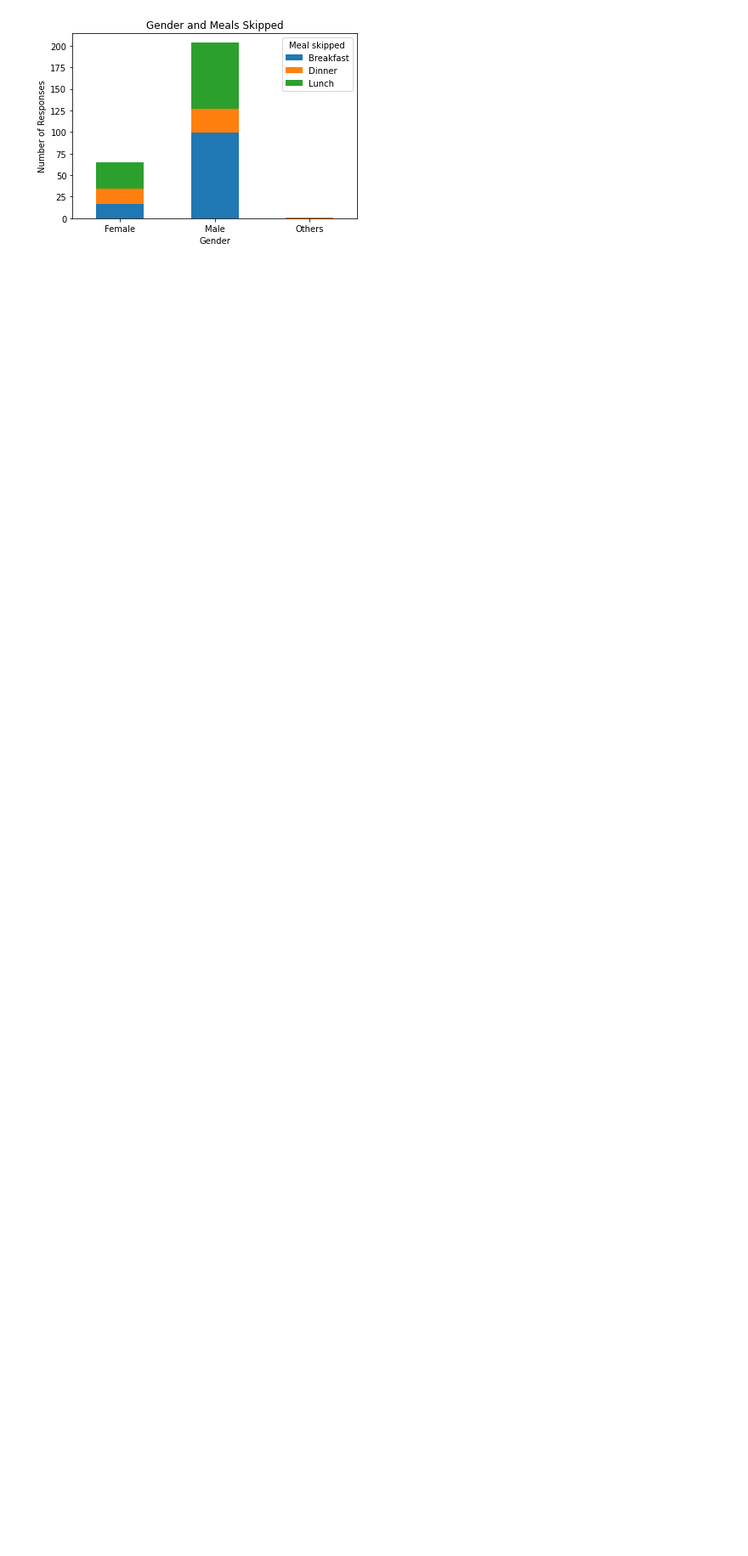
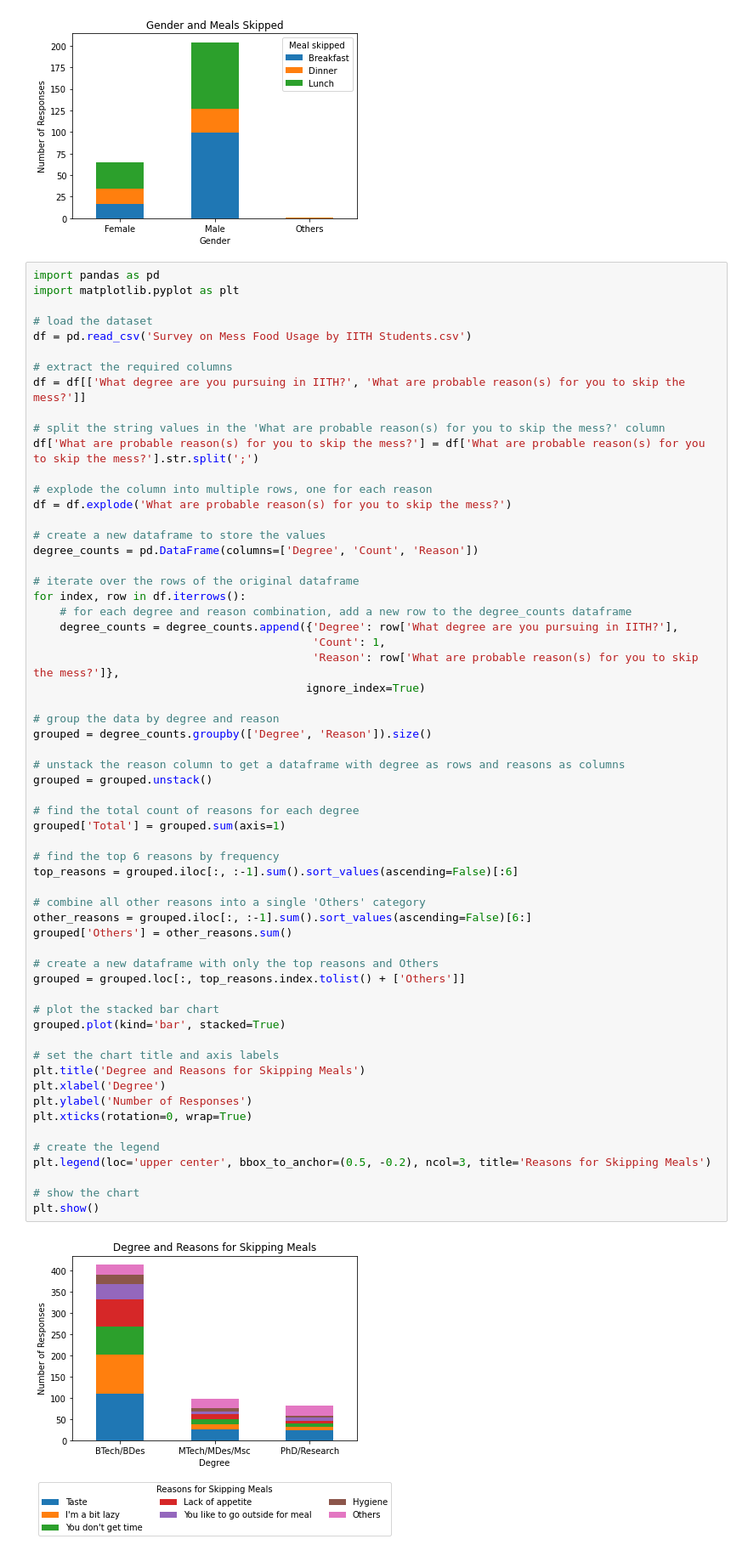
Before and after one commit to White-Devil09/MA4240, a Jupyter notebook: AppliedStats_Figs.ipynb, the cells around one changed output. Shown: that part at 85% size. Cells and saved outputs as stored; diff of their text form; blank space fills up the shorter version.

Commit message:
New seg chart by combining less freq columns

```diff
--- a/AppliedStats_Figs.ipynb
+++ b/AppliedStats_Figs.ipynb
@@ -270,3 +172,65 @@ plt.xticks(rotation = 0)
 plt.show()
 # %% [output]
 [figure]
+# %%
+import pandas as pd
+import matplotlib.pyplot as plt
+
+# load the dataset
+df = pd.read_csv('Survey on Mess Food Usage by IITH Students.csv')
+
+# extract the required columns
+df = df[['What degree are you pursuing in IITH?', 'What are probable reason(s) for you to skip the mess?']]
+
+# split the string values in the 'What are probable reason(s) for you to skip the mess?' column
+df['What are probable reason(s) for you to skip the mess?'] = df['What are probable reason(s) for you to skip the mess?'].str.split(';')
+
+# explode the column into multiple rows, one for each reason
+df = df.explode('What are probable reason(s) for you to skip the mess?')
+
+# create a new dataframe to store the values
+degree_counts = pd.DataFrame(columns=['Degree', 'Count', 'Reason'])
+
+# iterate over the rows of the original dataframe
+for index, row in df.iterrows():
+    # for each degree and reason combination, add a new row to the degree_counts dataframe
+    degree_counts = degree_counts.append({'Degree': row['What degree are you pursuing in IITH?'],
+                                          'Count': 1,
+                                          'Reason': row['What are probable reason(s) for you to skip the mess?']},
+                                         ignore_index=True)
+
+# group the data by degree and reason
+grouped = degree_counts.groupby(['Degree', 'Reason']).size()
+
+# unstack the reason column to get a dataframe with degree as rows and reasons as columns
+grouped = grouped.unstack()
+
+# find the total count of reasons for each degree
+grouped['Total'] = grouped.sum(axis=1)
+
+# find the top 6 reasons by frequency
+top_reasons = grouped.iloc[:, :-1].sum().sort_values(ascending=False)[:6]
+
+# combine all other reasons into a single 'Others' category
+other_reasons = grouped.iloc[:, :-1].sum().sort_values(ascending=False)[6:]
+grouped['Others'] = other_reasons.sum()
+
+# create a new dataframe with only the top reasons and Others
+grouped = grouped.loc[:, top_reasons.index.tolist() + ['Others']]
+
+# plot the stacked bar chart
+grouped.plot(kind='bar', stacked=True)
+
+# set the chart title and axis labels
+plt.title('Degree and Reasons for Skipping Meals')
+plt.xlabel('Degree')
+plt.ylabel('Number of Responses')
+plt.xticks(rotation=0, wrap=True)
+
+# create the legend
+plt.legend(loc='upper center', bbox_to_anchor=(0.5, -0.2), ncol=3, title='Reasons for Skipping Meals')
+
+# show the chart
+plt.show()
+# %% [output]
+[figure, added]
```
Also changed, not shown: parts of 4 cells of this notebook.
